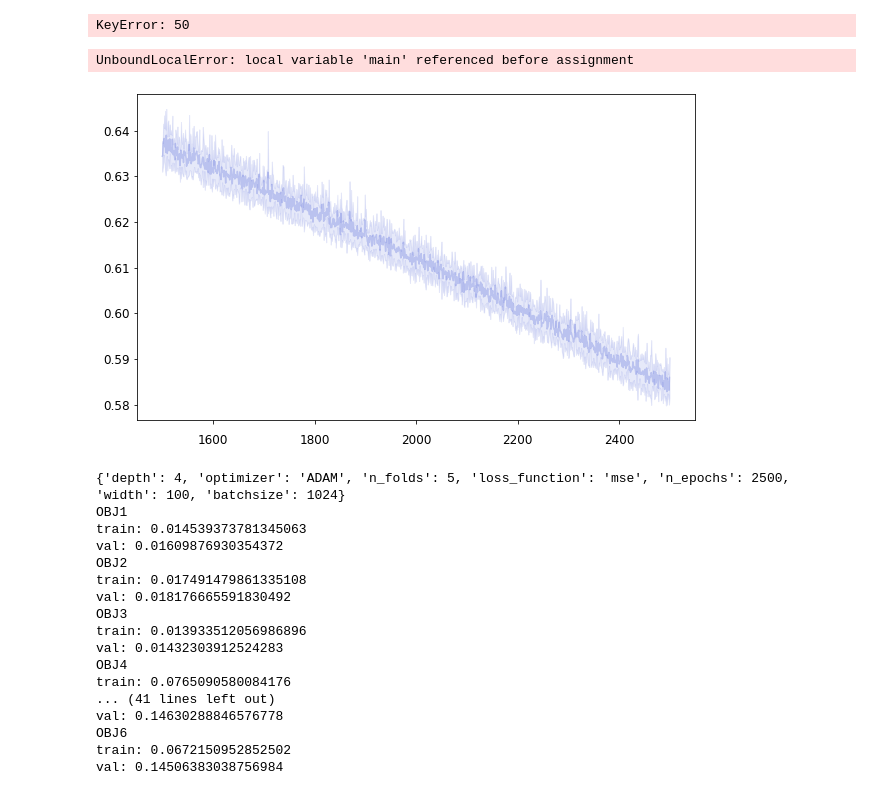
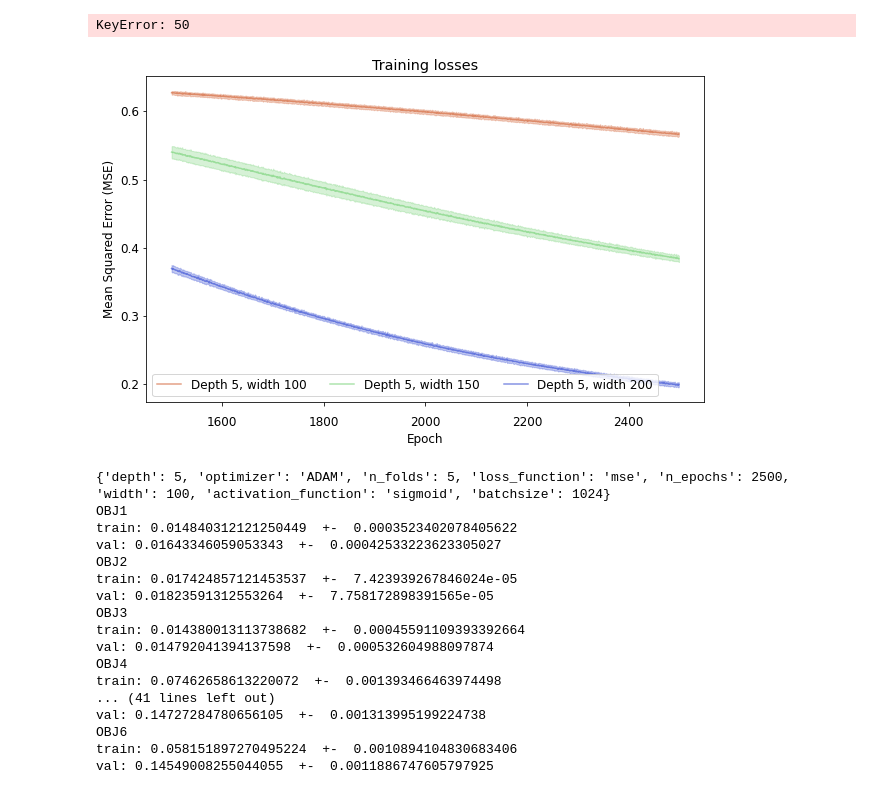
Before and after one commit to joshvillarreal/rfq-nn, a Jupyter notebook: notebooks/read_scan_results.ipynb, the cells around one changed output. Saved outputs shown, nothing was run; the diff lists cells and outputs as text; code cells hidden in the pictures.

```diff
--- a/notebooks/read_scan_results.ipynb
+++ b/notebooks/read_scan_results.ipynb
@@ -4,7 +4,7 @@ import numpy as np
 import matplotlib.pyplot as plt
 import pandas as pd
 # %%
-with open('../results/2022-10-18_20:38:54_results.json') as f:
+with open('../results/2022-10-25_17:57:33_results.json') as f:
     data = json.load(f)
 # %%
 loss0 = (data[0]['results']['total']['training_losses'][0])
@@ -77,46 +77,44 @@ def compute_color(depth, width, alpha=1.):
     green = (0.4, 0.8, 0.4)
     blue = (0.1, 0.2, 0.8)
     #purple = (0.4, 0.1, 0.3)
-
-    if width == 50:
+    main = orange
+    if width == 100:
         main = orange
-    if width == 75:
+    if width == 150:
         main = green
-    if width == 100:
+    if width == 200:
         main = blue
     return (*main, alpha*(.32*(depth-6)+0.85))
 # %%
 
 fig, ax = plt.subplots(1, 1, figsize=(10,6))
 epochs = list(range(1500, 2500))
 
 plt.rc('font', **{'size': 12})
 
 for d in data:
     depth = d['configs']['depth']
     width = d['configs']['width']
     losses = d['results']['total']['training_losses']
     means = np.mean(losses, axis=0)[-1000:]
     ax.plot(
         epochs, np.mean(d['results']['total']['training_losses'], axis=0)[-1000:],
         color=compute_color(depth, width),
         label=f'Depth {depth}, width {width}'
     )
     stds = np.std(losses, axis=0)[-1000:]
     ax.fill_between(epochs, means-stds, means+stds, color=compute_color(depth, width, alpha=0.5), edgecolor="none")
 
-ax.set_ylim(0.5, 0.73)
 ax.set_xlabel('Epoch', fontsize=12)
 ax.set_ylabel('Mean Squared Error (MSE)', fontsize=12)
 #plt.legend(bbox_to_anchor=(1.,0.5), ncol=3, loc='upper left')
 plt.legend(ncol=3, loc='lower left')
 ax.set_title('Training losses')
 # plt.subplots_adjust(right=.2)
 plt.savefig('training_losses.png', dpi=400)
 plt.show()
 # %% [output]
-UnboundLocalError: local variable 'main' referenced before assignment
-[figure, old version]
+[figure, new version]
 # %%
 # mapes
 for d in data:
@@ -128,23 +126,23 @@ for d in data:
     for i in range(1, 7):
         print(f'OBJ{i}')
         obj_results = results['by_response'][f'OBJ{i}']
-        print('train:', np.mean(obj_results['mape_train']))
-        print('val:', np.mean(obj_results['mape_val']))
+        print('train:', np.mean(obj_results['mape_train']), ' +- ', np.std(obj_results['mape_train']))
+        print('val:', np.mean(obj_results['mape_val']), ' +- ', np.std(obj_results['mape_val']))
 # %% [output]
-{'depth': 4, 'optimizer': 'ADAM', 'n_folds': 5, 'loss_function': 'mse', 'n_epochs': 2500, 'width': 100, 'batchsize': 1024}
+{'depth': 5, 'optimizer': 'ADAM', 'n_folds': 5, 'loss_function': 'mse', 'n_epochs': 2500, 'width': 100, 'activation_function': 'sigmoid', 'batchsize': 1024}
 OBJ1
-train: 0.014539373781345063
-val: 0.01609876930354372
+train: 0.014840312121250449  +-  0.0003523402078405622
+val: 0.01643346059053343  +-  0.00042533223623305027
 OBJ2
-train: 0.017491479861335108
-val: 0.018176665591830492
+train: 0.017424857121453537  +-  7.423939267846024e-05
+val: 0.01823591312553264  +-  7.758172898391565e-05
 OBJ3
-train: 0.013933512056986896
-val: 0.01432303912524283
+train: 0.014380013113738682  +-  0.00045591109393392664
+val: 0.014792041394137598  +-  0.000532604988097874
 OBJ4
-train: 0.0765090580084176
+train: 0.07462658613220072  +-  0.001393466463974498
 ... (41 lines left out)
-val: 0.14630288846576778
+val: 0.14727284780656105  +-  0.001313995199224738
 OBJ6
-train: 0.0672150952852502
-val: 0.14506383038756984
+train: 0.058151897270495224  +-  0.0010894104830683406
+val: 0.14549008255044055  +-  0.0011886747605797925
```
Also changed, not shown: parts of 2 cells of this notebook, 3 other files.
